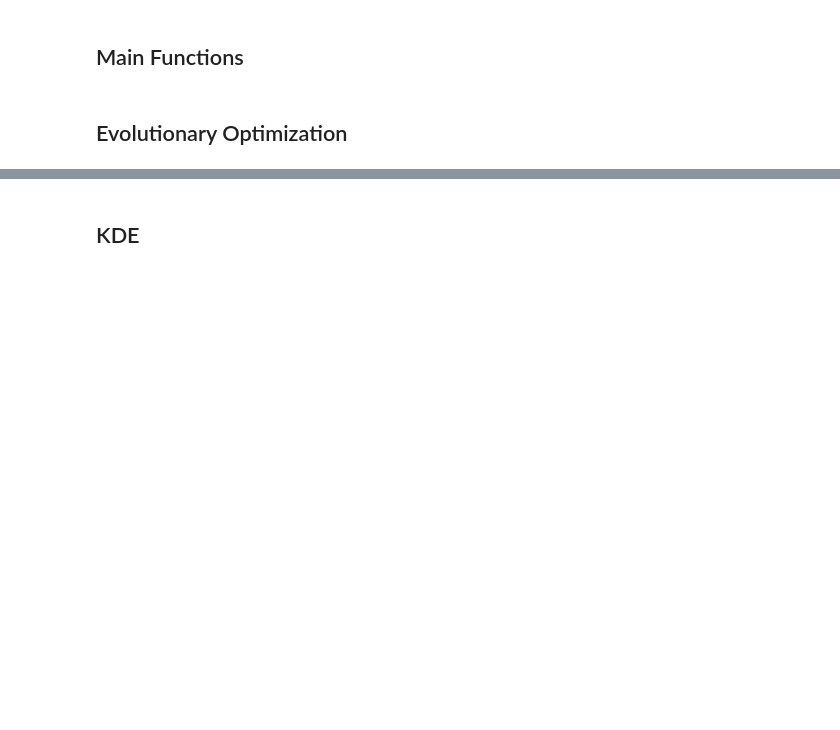
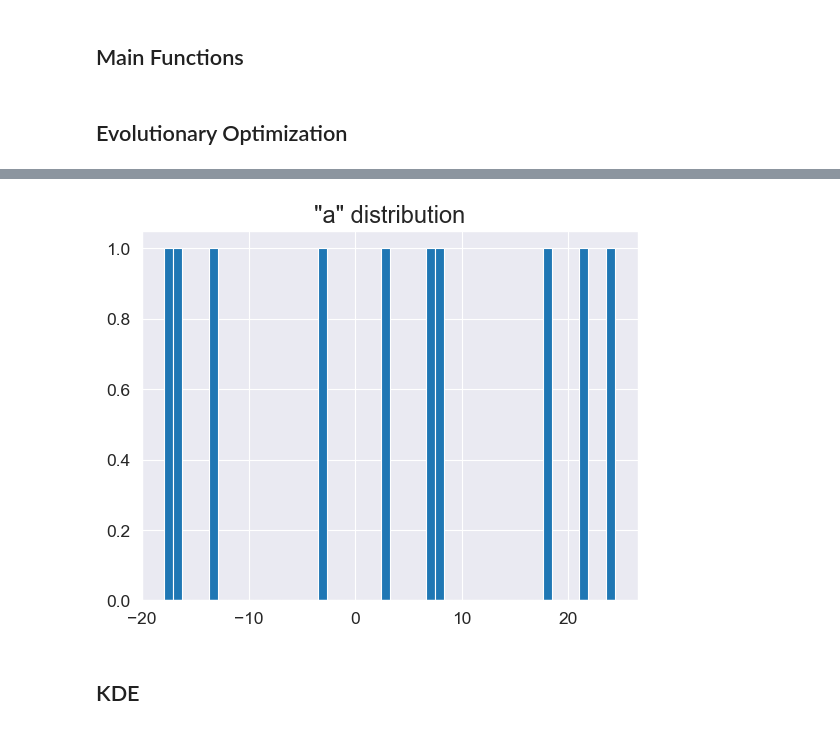
Before and after one commit to jgsoltes/Universe-KDE, a Jupyter notebook: Universe_KDE.ipynb, the cells around one changed output, grey strips where cells are left out. Drawn from its saved outputs; the diff is of its cells as text; code cells hidden in the pictures; blank space fills up the shorter version.

Commit message:
Final version
Provides cleaner test execution

```diff
--- a/Universe_KDE.ipynb
+++ b/Universe_KDE.ipynb
@@ -1192,58 +1192,55 @@ def pca_kde():
 # %% [markdown]
 ## Evolutionary Optimization
 # %%
-# # # define hyperparameters
-# # n_points = 33300 # 2^15 + 1%; standard error 1/sqrt(N) of ~0.3%
-# # popsize = 2**n_dim # 2^11 = 1 point per vertex
-# # maxiter = 1000*n_dim # 1000*n_dim = 11000 final; residuals < 1e-16;
+# # define hyperparameters
+# n_points = 33300 # 2^15 + 1%; standard error 1/sqrt(N) of ~0.3%
+# popsize = 2**n_dim # 2^11 = 1 point per vertex
+# maxiter = 1000*n_dim # 1000*n_dim = 11000 final; residuals < 1e-16;
 
-# # # define hyperparameters
-# n_points = 1000 # 2^15 + 1%; standard error 1/sqrt(N) of ~0.3%
-# popsize = 2**11 # 2^11 = 1 point per vertex
-# maxiter = 100 # 1000*n_dim = 11000 final; residuals < 1e-16;
+# # test hyperparameters
+n_points = 10 # testing number
+popsize = 2**11 # testing number
+maxiter = 11000 # testing number
 
-# def run_single_simulation(seed_val):
-#     '''Holds a single QUASAR task'''
-#     # result = [final_params, final_fitness]
-#     result = hdim.quasar(
-#         obj_func,
-#         bounds,
-#         kwargs={'evolution':True},
-#         popsize=popsize,
-#         maxiter=maxiter,
-#         tolerance=hbar/2,
-#         vectorized=True,
-#         polish=False,
-#         verbose=False,
-#         plot_solutions=True,
-#         num_to_plot=1,
-#         seed=seed_val
-#     )
-#     return result[0].reshape(1, n_dim), result[1]
+def run_single_simulation(seed_val):
+    '''Holds a single QUASAR task'''
+    # result = [final_params, final_fitness]
+    result = hdim.quasar(
+        obj_func,
+        bounds,
+        kwargs={'evolution':True}, # enables boundary penalty + boolean C_sign
+        popsize=popsize,
+        maxiter=maxiter,
+        tolerance=hbar/2,
+        vectorized=True,
+        polish=False,
+        verbose=False,
+        seed=seed_val
+    )
+    return result[0].reshape(1, n_dim), result[1]
 
-# # Set number of cores (-1 uses all available cores)
-# n_cores = -1
+# number of cores (-1 uses all available cores)
+n_cores = -1
 
-# print(f"Starting {n_dim}D Parallel Manifold Generation on {n_cores} cores...")
-
-# # ########################### adding new samples
-# # Parallel execution
-# # results = Parallel(n_jobs=n_cores)(
-#  #   delayed(run_single_simulation)(i) for i in tqdm(range(n_points))
-# # )
+########################### generate samples
+# parallel execution
+print(f'Running evolutionary optimization for {n_points} samples.')
+results = Parallel(n_jobs=n_cores)(
+  delayed(run_single_simulation)(i) for i in tqdm(range(n_points))
+)
 
 
-# # results is a list of tuples: [(history, fitness), (history, fitness), ...]
-# # Unzip the results
-# all_histories, all_fitnesses = zip(*results)
+# results is a list of tuples: [(history, fitness)]
+all_histories, all_fitnesses = zip(*results)
 
-# # Stack and save
-# ensemble_esde = np.vstack(all_histories)
-# df_esde = pd.DataFrame(ensemble_esde, columns=zeta_order)
-# df_esde['fitness'] = all_fitnesses
-# # # # df_esde.to_csv('spacetime_histories_test.csv', index=False)
+# stack and save histories
+ensemble_srt = np.vstack(all_histories)
+df_srt = pd.DataFrame(ensemble_srt, columns=zeta_order)
+df_srt['fitness'] = all_fitnesses
+df_srt.to_csv('spacetime_histories_test.csv', index=False) # save to a separate test file
 
-# df_esde['a'].hist(bins=50)
-# plt.title('"a" distribution')
-# plt.show()
-# print(penalty_dict)
+# quick spatial analysis
+df_srt['a'].hist(bins=50)
+plt.title('"a" distribution')
+plt.show()
+# %% [output]
@@ -1250,3 +1248,4 @@ def pca_kde():
+[figure, added]
 # %% [markdown]
 ## KDE
 # %%
```
Also changed, not shown: parts of 11 cells of this notebook.
